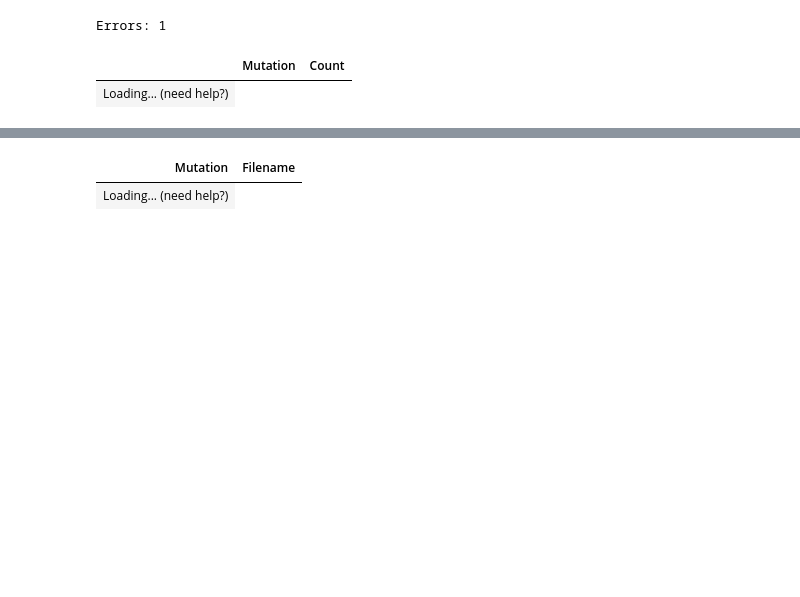
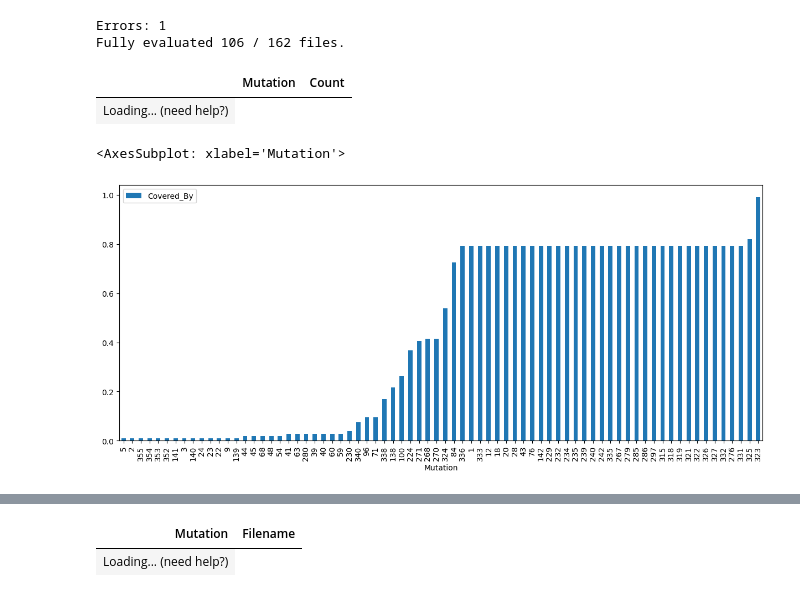
Before and after one commit to pingshiyu/rustsmith-validator-reduce, a Jupyter notebook: mutation_test/read_results.ipynb, the cells around one changed output, grey strips where cells are left out. Saved outputs shown, nothing was run; the diff lists cells and outputs as text; code cells hidden in the pictures; blank space fills up the shorter version.

```diff
--- a/mutation_test/read_results.ipynb
+++ b/mutation_test/read_results.ipynb
@@ -15,7 +16,13 @@ init_notebook_mode(all_interactive=True)
 coverage = read_results(Path("mutation_cov_results/store"))
 
 # table of mutation coverage of RustSmith files
-mut_cov_table, enum_freq_table, detected_table = summarize_dict(coverage)
+mut_cov_table, enum_freq_table, detected_table, skipped_files = summarize_dict(coverage)
+
+SKIPPED_FILES = len(skipped_files)
+TOTAL_FILES = len(coverage.keys())
+FULLY_EVALUATED_FILES = TOTAL_FILES - SKIPPED_FILES
+print(f"Fully evaluated {FULLY_EVALUATED_FILES} / {TOTAL_FILES} files.")
 # %% [output]
 Errors: 1
+Fully evaluated 106 / 162 files.
 # %%
@@ -23,4 +31,10 @@ mut_cov_table
 # %% [output]
 |  | Mutation | Count |
 | Loading... (need help?) |
+# %%
+mut_cov_table["Covered_By"] = mut_cov_table.Count / FULLY_EVALUATED_FILES
+mut_cov_table.plot.bar("Mutation", "Covered_By", figsize=(15, 6))
+# %% [output]
+<AxesSubplot: xlabel='Mutation'>
+[figure, added]
 # %%
```
Also changed, not shown: parts of 4 cells of this notebook, 15 other files.
